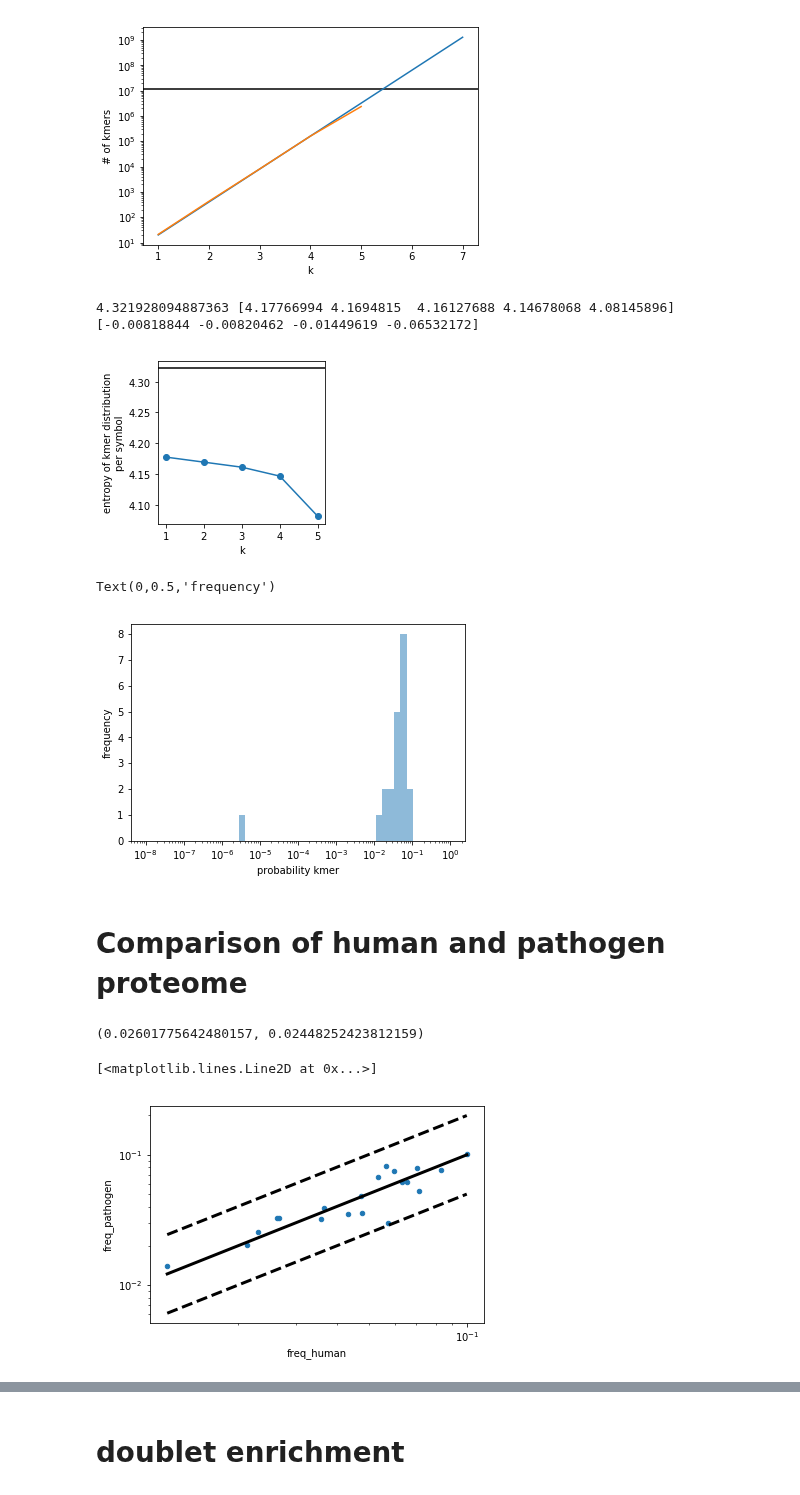
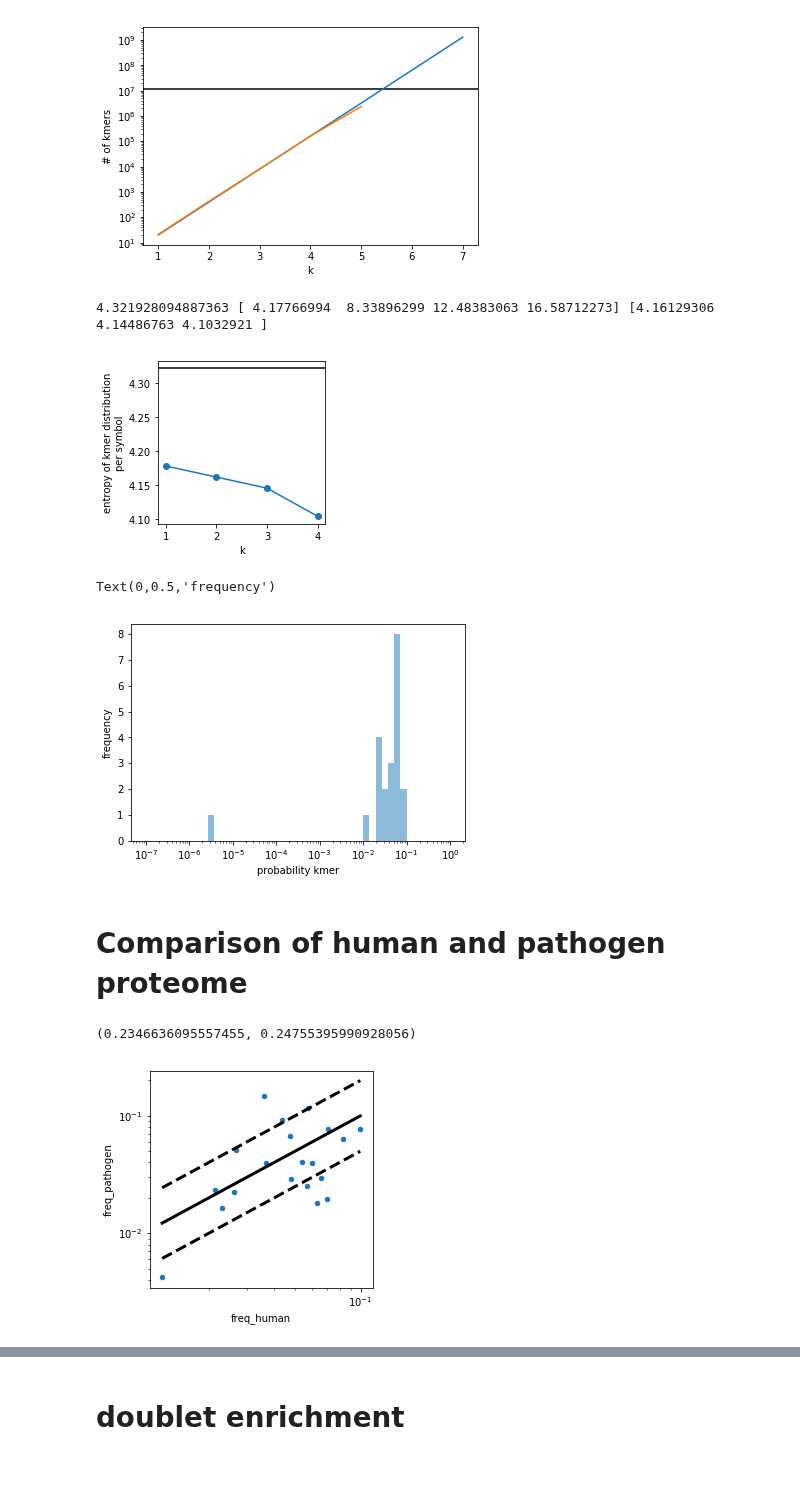
Before and after one commit to andim/peptidome, a Jupyter notebook: code/analysis.ipynb, the cells around one changed output, grey strips where cells are left out. Saved outputs shown, nothing was run; the diff lists cells and outputs as text; code cells hidden in the pictures.

```diff
--- a/code/analysis.ipynb
+++ b/code/analysis.ipynb
@@ -46,19 +49,19 @@ plt.ylabel('# of kmers')
 Text(0,0.5,'# of kmers')
 [figure]
 # %%
-entropies = np.array([entropy(normalize(c), base=2)/(i+1) for i, c in enumerate(counters)])
+entropies = np.array([entropy(normalize(c), base=2) for i, c in enumerate(counters[:-1])])
 print(np.log2(20), entropies, np.diff(entropies))
 plt.figure(figsize=(3, 3))
-plt.plot(np.arange(1, len(counters)+1), entropies, 'o-')
+plt.plot(np.arange(1, len(counters)), np.append([entropies[0]], np.diff(entropies)), 'o-')
 #plt.ylim(4.0, 4.35)
 plt.axhline(np.log2(20), c='k')
 plt.xlabel('k')
 plt.ylabel('entropy of kmer distribution\nper symbol');
 # %% [output]
-4.321928094887363 [4.17766994 4.1694815  4.16127688 4.14678068 4.08145896] [-0.00818844 -0.00820462 -0.01449619 -0.06532172]
+4.321928094887363 [ 4.17766994  8.33896299 12.48383063 16.58712273] [4.16129306 4.14486763 4.1032921 ]
-[figure, old version]
+[figure, new version]
 # %%
-bins = np.logspace(-8, 0)
+bins = np.logspace(-7, 0, 50)
 plt.hist(normalize(counters[0]), bins=bins, alpha=.5)
 #plt.hist(normalize(counter2), bins=bins, alpha=.5)
 plt.xscale('log')
@@ -67,27 +70,27 @@ plt.xlabel('probability kmer')
 plt.ylabel('frequency')
 # %% [output]
 Text(0,0.5,'frequency')
-[figure, old version]
+[figure, new version]
 # %% [markdown]
 # Comparison of human and pathogen proteome
 # %%
 df = counter_to_df(count_kmers_proteome(human, 1), norm=True)
-df2 = counter_to_df(count_kmers_proteome(cmv, 1), norm=True)
+df2 = counter_to_df(count_kmers_proteome(malaria, 1), norm=True)
 dfmerged = pd.merge(df, df2, on='seq', suffixes=['_human', '_pathogen'])
 dfmerged.to_csv('data.csv')
 # %%
 entropy(dfmerged['freq_human'], dfmerged['freq_pathogen']), entropy(dfmerged['freq_pathogen'], dfmerged['freq_human'])
 # %% [output]
-(0.02601775642480157, 0.02448252423812159)
+(0.2346636095557455, 0.24755395990928056)
 # %%
-dfmerged.plot(x='freq_human', y='freq_pathogen', kind='scatter', logx=True, logy=True)
+fig, ax = plt.subplots(figsize=(4, 4))
+dfmerged.plot(x='freq_human', y='freq_pathogen', kind='scatter', logx=True, logy=True, ax=ax)
 x = np.logspace(np.log10(np.amin(dfmerged['freq_human'])), np.log10(np.amax(dfmerged['freq_human'])))
 plt.plot(x, x, 'k', lw=3)
 plt.plot(x, x*2, '--k', lw=3)
-plt.plot(x, x/2, '--k', lw=3)
+plt.plot(x, x/2, '--k', lw=3);
 # %% [output]
-[<matplotlib.lines.Line2D at 0x...>]
-[figure, old version]
+[figure, new version]
 # %%
 j = sns.jointplot(x=np.log10(dfmerged['freq_human']), y=np.log10(dfmerged['freq_pathogen']), kind="hex",
                  joint_kws=dict(gridsize=10));
```
Also changed, not shown: parts of 18 cells of this notebook, 1 other file.
